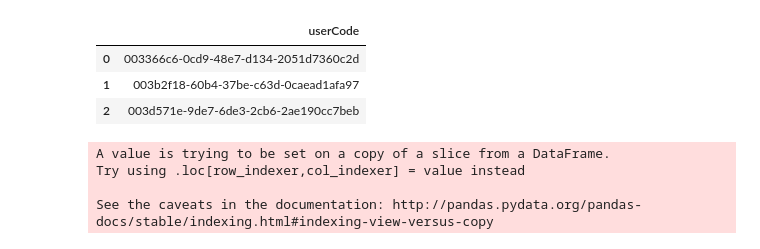
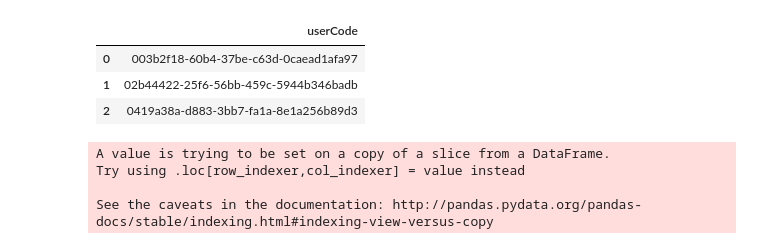
Before and after one commit to PanthonImem/KNN-Recommedation, a Jupyter notebook: lab_mf_for_completed.ipynb, the cells around one changed output. Saved outputs shown, nothing was run; the diff lists cells and outputs as text; code cells hidden in the pictures.

```diff
--- a/lab_mf_for_completed.ipynb
+++ b/lab_mf_for_completed.ipynb
@@ -14,13 +14,13 @@ df.head(3)
 | 1 | 7717bdc2-ea3e-e8ad-5d6b-178bd71c38b2 | 7956 | Mobile | Android | HomeWebsite | 2018 | 1 | 1 | 0 |
 | 2 | cb5b4b68-cc01-6db6-f54b-4a0f881301c5 | 5067 | Mobile | iPhone | HomeWebsite | 2018 | 1 | 1 | 0 |
 # %%
-test_users = pd.read_csv('https://raw.githubusercontent.com/PanthonImem/KNN-Recommedation/master/testing_users.csv', delimiter = ';', error_bad_lines = False, low_memory = False)
+test_users = pd.read_csv('https://raw.githubusercontent.com/PanthonImem/KNN-Recommedation/master/200_users.csv', delimiter = ';', error_bad_lines = False, low_memory = False)
 test_users.head(3)
 # %% [output]
 |  | userCode |
-| 0 | 003366c6-0cd9-48e7-d134-2051d7360c2d |
-| 1 | 003b2f18-60b4-37be-c63d-0caead1afa97 |
-| 2 | 003d571e-9de7-6de3-2cb6-2ae190cc7beb |
+| 0 | 003b2f18-60b4-37be-c63d-0caead1afa97 |
+| 1 | 02b44422-25f6-56bb-459c-5944b346badb |
+| 2 | 0419a38a-d883-3bb7-fa1a-8e1a256b89d3 |
 # %%
 df_train = df[df['userCode'].isin(set(test_users['userCode']))]
 df_train['interacted'] = 1
```
Also changed, not shown: parts of 5 cells of this notebook.
